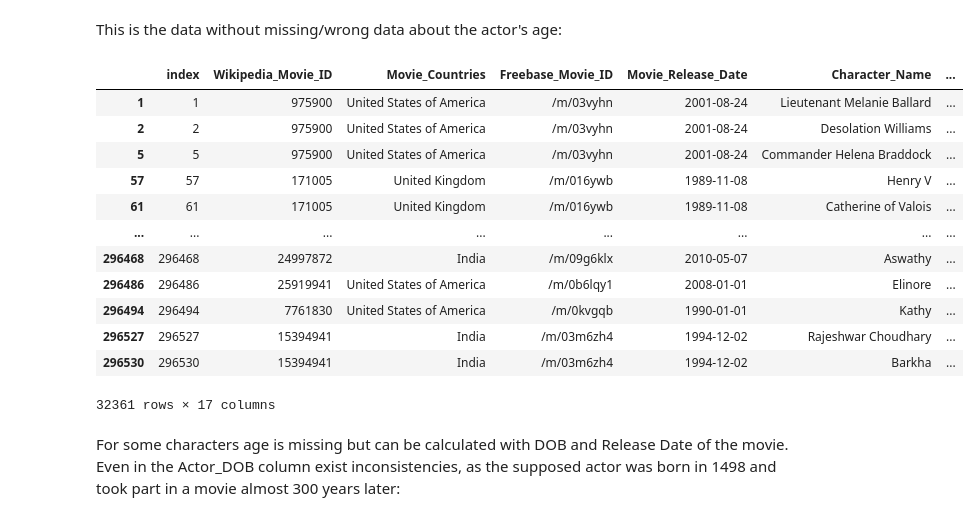
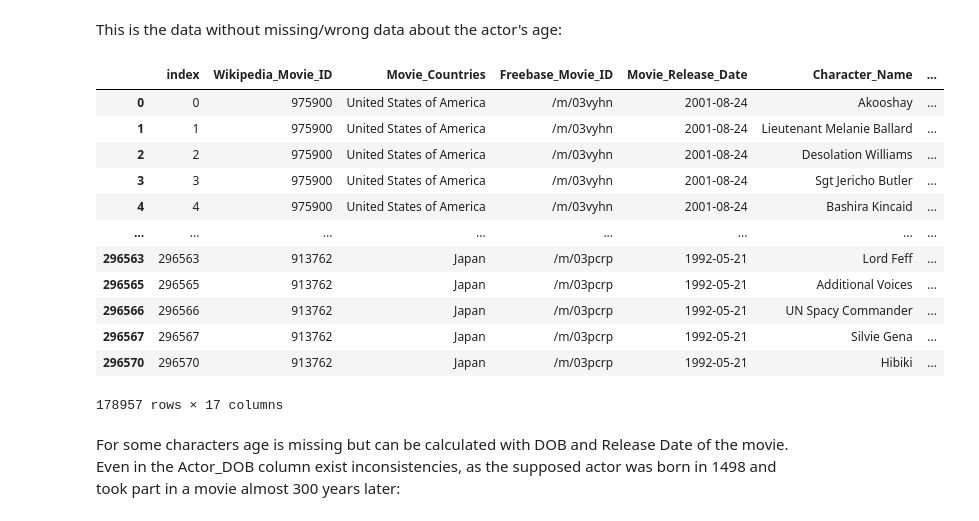
Before and after one commit to epfl-ada/ada-2022-project-robopros, a Jupyter notebook: notebooks/milestone2.ipynb, the cells around one changed output. Cells and saved outputs as stored; diff of their text form; code cells hidden in the pictures.

```diff
--- a/notebooks/milestone2.ipynb
+++ b/notebooks/milestone2.ipynb
@@ -349,21 +349,21 @@ wrong_age.head()
 # %% [markdown]
 This is the data without missing/wrong data about the actor's age:
 # %%
-char_age[char_age.Actor_Age_at_Movie_Release > 0].dropna()
+char_age[char_age.Actor_Age_at_Movie_Release > 0].dropna(subset='Actor_Age_at_Movie_Release')
 # %% [output]
 |  | index | Wikipedia_Movie_ID | Movie_Countries | Freebase_Movie_ID | Movie_Release_Date | Character_Name | ... |
+| 0 | 0 | 975900 | United States of America | /m/03vyhn | 2001-08-24 | Akooshay | ... |
 | 1 | 1 | 975900 | United States of America | /m/03vyhn | 2001-08-24 | Lieutenant Melanie Ballard | ... |
 | 2 | 2 | 975900 | United States of America | /m/03vyhn | 2001-08-24 | Desolation Williams | ... |
-| 5 | 5 | 975900 | United States of America | /m/03vyhn | 2001-08-24 | Commander Helena Braddock | ... |
-| 57 | 57 | 171005 | United Kingdom | /m/016ywb | 1989-11-08 | Henry V | ... |
-| 61 | 61 | 171005 | United Kingdom | /m/016ywb | 1989-11-08 | Catherine of Valois | ... |
+| 3 | 3 | 975900 | United States of America | /m/03vyhn | 2001-08-24 | Sgt Jericho Butler | ... |
+| 4 | 4 | 975900 | United States of America | /m/03vyhn | 2001-08-24 | Bashira Kincaid | ... |
 | ... | ... | ... | ... | ... | ... | ... | ... |
-| 296468 | 296468 | 24997872 | India | /m/09g6klx | 2010-05-07 | Aswathy | ... |
-| 296486 | 296486 | 25919941 | United States of America | /m/0b6lqy1 | 2008-01-01 | Elinore | ... |
-| 296494 | 296494 | 7761830 | United States of America | /m/0kvgqb | 1990-01-01 | Kathy | ... |
-| 296527 | 296527 | 15394941 | India | /m/03m6zh4 | 1994-12-02 | Rajeshwar Choudhary | ... |
-| 296530 | 296530 | 15394941 | India | /m/03m6zh4 | 1994-12-02 | Barkha | ... |
+| 296563 | 296563 | 913762 | Japan | /m/03pcrp | 1992-05-21 | Lord Feff | ... |
+| 296565 | 296565 | 913762 | Japan | /m/03pcrp | 1992-05-21 | Additional Voices | ... |
+| 296566 | 296566 | 913762 | Japan | /m/03pcrp | 1992-05-21 | UN Spacy Commander | ... |
+| 296567 | 296567 | 913762 | Japan | /m/03pcrp | 1992-05-21 | Silvie Gena | ... |
+| 296570 | 296570 | 913762 | Japan | /m/03pcrp | 1992-05-21 | Hibiki | ... |
-32361 rows × 17 columns
+178957 rows × 17 columns
 # %% [markdown]
 For some characters age is missing but can be calculated with DOB and Release Date of the movie. Even in the Actor_DOB column exist inconsistencies, as the supposed actor was born in 1498 and took part in a movie almost 300 years later:
 # %%
```
Also changed, not shown: parts of 21 cells of this notebook.
